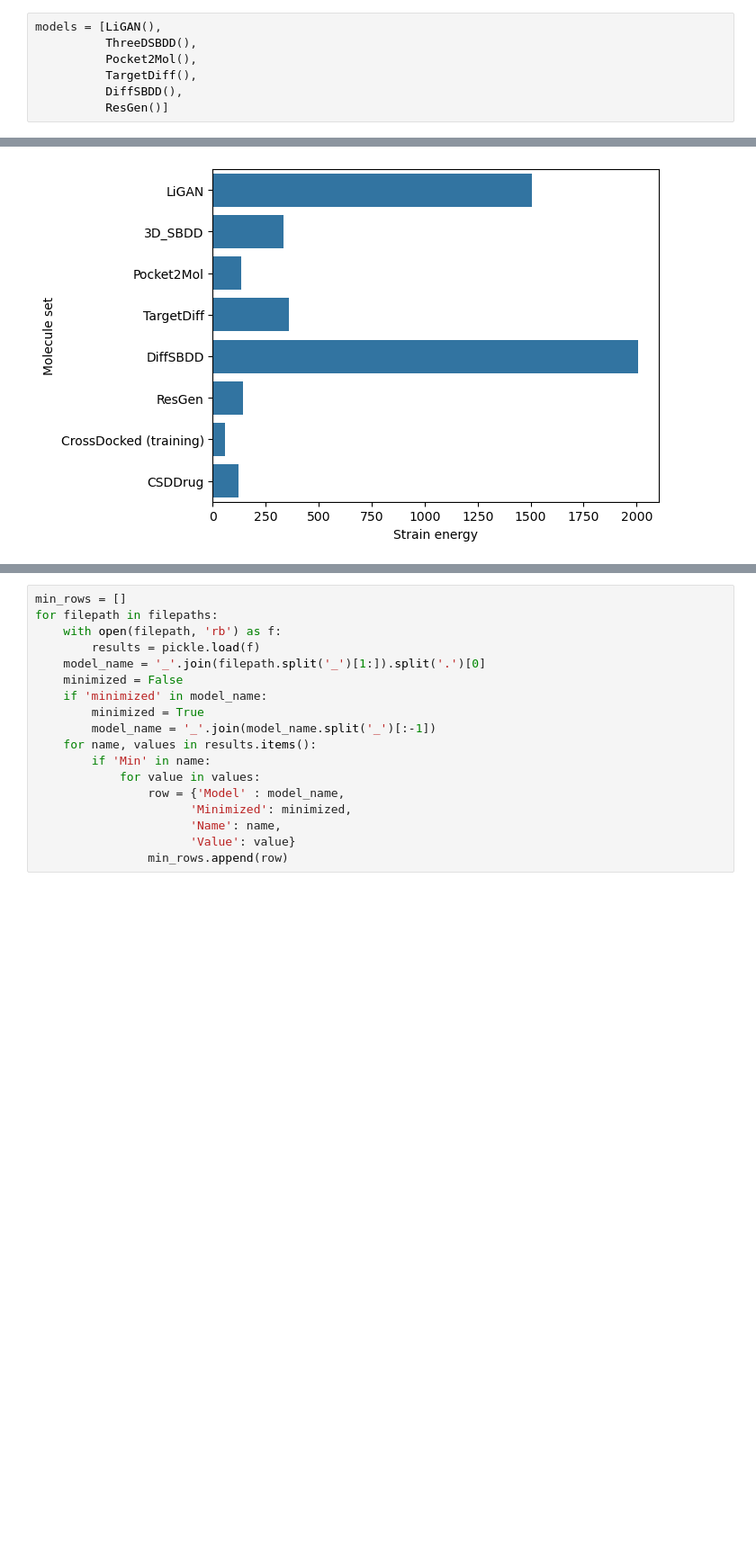
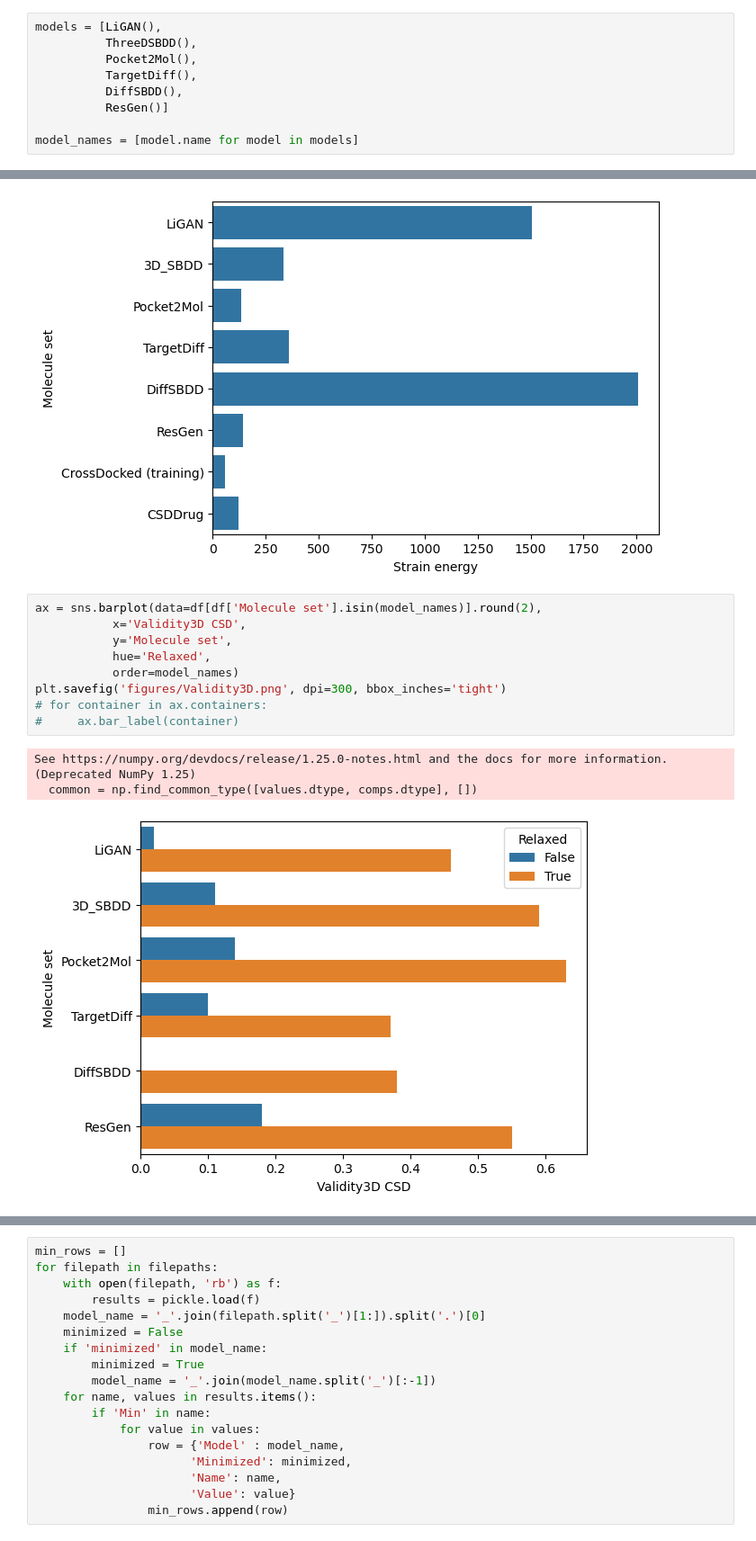
Before and after one commit to bbaillif/genbench3d, a Jupyter notebook: benchmark.ipynb, the cells around one changed output, grey strips where cells are left out. Shown at 90% size. Cells and saved outputs as stored; diff of their text form; blank space fills up the shorter version.

```diff
--- a/validity_benchmark.ipynb
+++ b/benchmark.ipynb
@@ -14,6 +16,8 @@ models = [LiGAN(),
           TargetDiff(),
           DiffSBDD(),
           ResGen()]
+
+model_names = [model.name for model in models]
 # %%
 results_dir = 'results/'
 filepaths = []
@@ -126,3 +193,16 @@ sns.barplot(data=nonmin_df,
 # %% [output]
 <Axes: xlabel='Strain energy', ylabel='Molecule set'>
 [figure]
+# %%
+ax = sns.barplot(data=df[df['Molecule set'].isin(model_names)].round(2),
+           x='Validity3D CSD',
+           y='Molecule set',
+           hue='Relaxed',
+           order=model_names)
+plt.savefig('figures/Validity3D.png', dpi=300, bbox_inches='tight')
+# for container in ax.containers:
+#     ax.bar_label(container)
+# %% [output]
+See https://numpy.org/devdocs/release/1.25.0-notes.html and the docs for more information.  (Deprecated NumPy 1.25)
+  common = np.find_common_type([values.dtype, comps.dtype], [])
+[figure, added]
```
Also changed, not shown: parts of 15 cells of this notebook, 3 other files.
